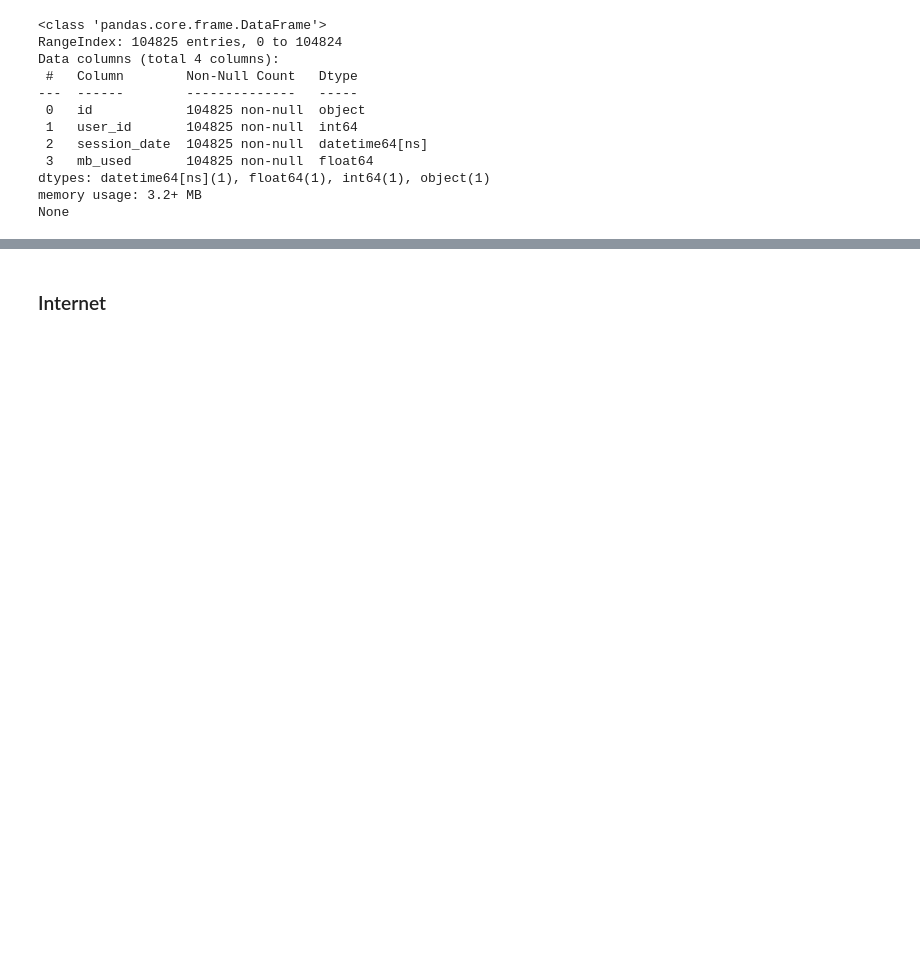
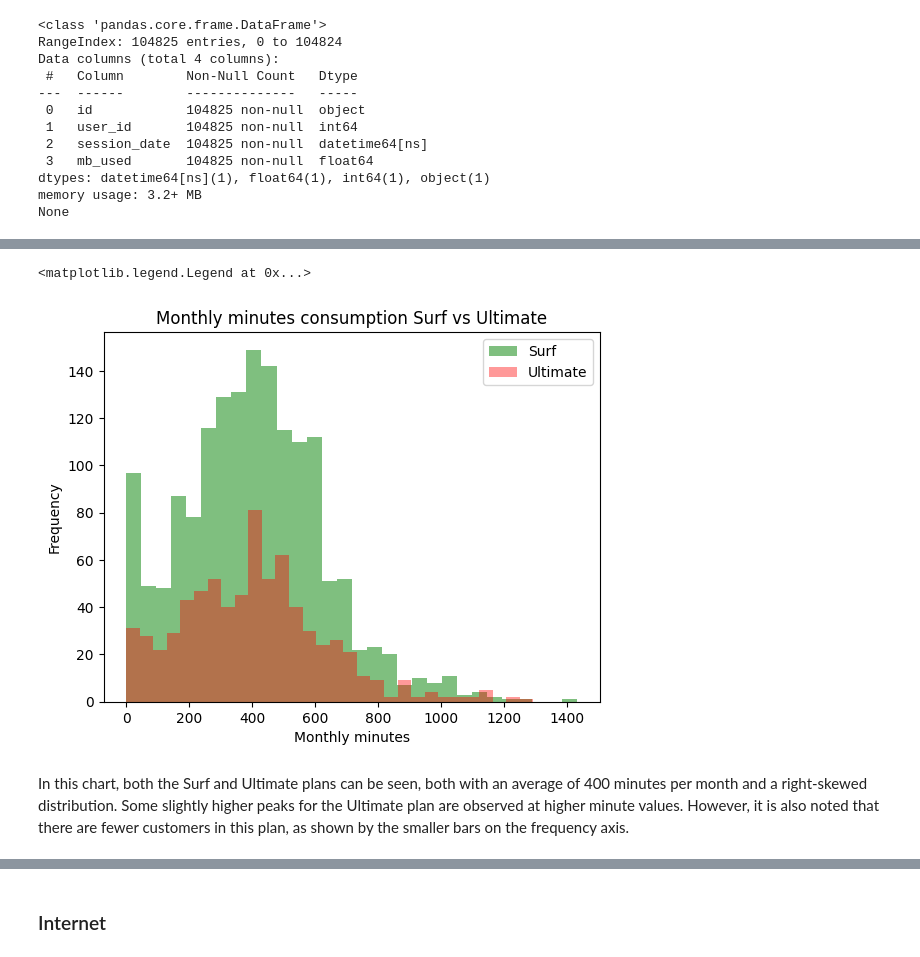
Before and after one commit to CIEL-9511/Telephone_Plans, a Jupyter notebook: notebook.ipynb, the cells around one changed output, grey strips where cells are left out. Drawn from its saved outputs; the diff is of its cells as text; code cells hidden in the pictures; blank space fills up the shorter version.

```diff
--- a/notebook.ipynb
+++ b/notebook.ipynb
@@ -1101,0 +767,14 @@ Buena manera de mostrar los datos de manera similar a `llamadas`, así se mantie
+# %%
+
+
+plt.hist(total_minutes_surf, bins=30, color = 'green', label='Surf', alpha=0.5)
+plt.hist(total_minutes_ultimate, bins=30, color = 'red', label='Ultimate', alpha=0.4)
+plt.xlabel('Monthly minutes')
+plt.ylabel('Frequency')
+plt.title('Monthly minutes consumption Surf vs Ultimate')
+plt.legend()
+# %% [output]
+<matplotlib.legend.Legend at 0x...>
+[figure, added]
+# %% [markdown]
+In this chart, both the Surf and Ultimate plans can be seen, both with an average of 400 minutes per month and a right-skewed distribution. Some slightly higher peaks for the Ultimate plan are observed at higher minute values. However, it is also noted that there are fewer customers in this plan, as shown by the smaller bars on the frequency axis.
```
Also changed, not shown: parts of 290 cells of this notebook, 5 other files.
